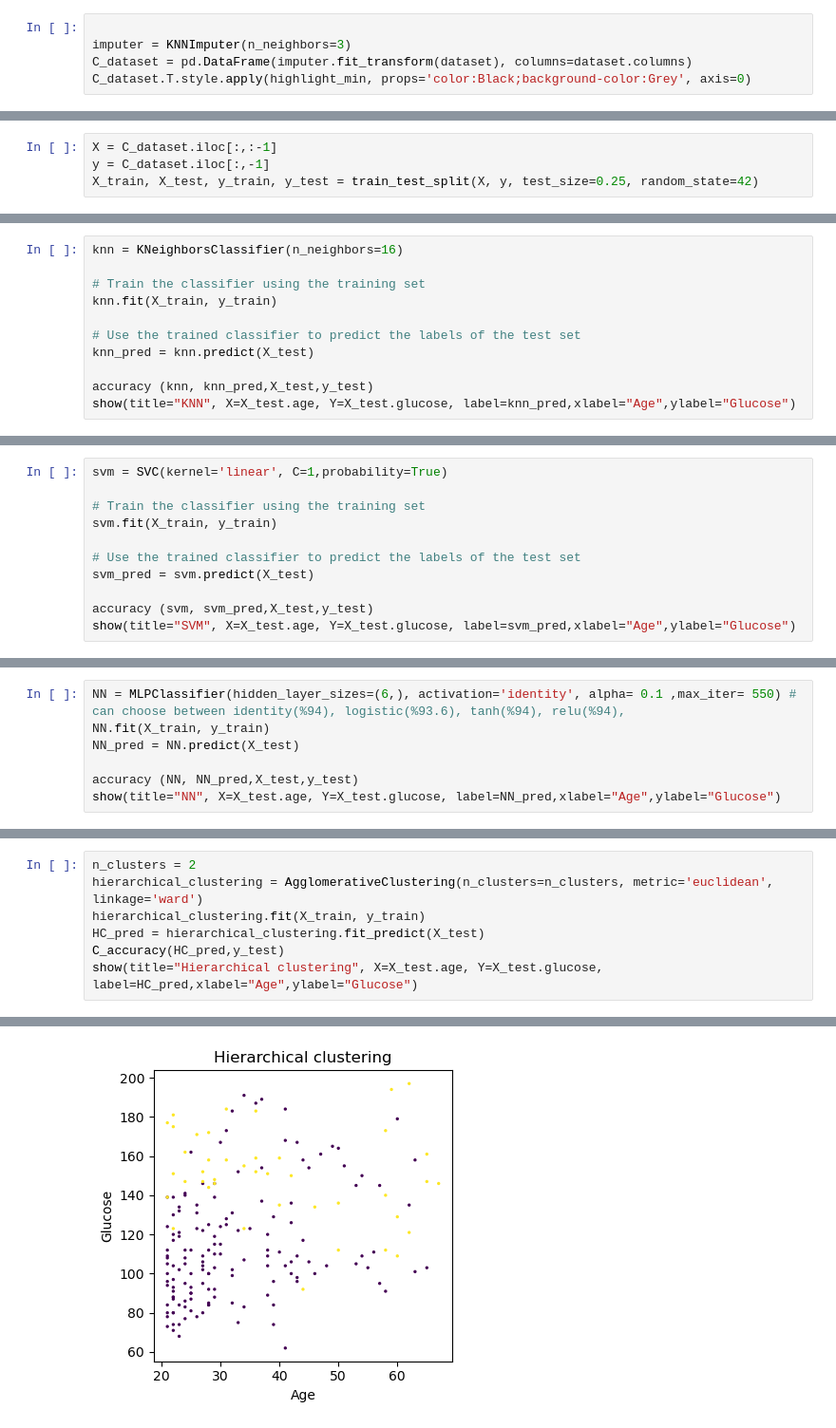
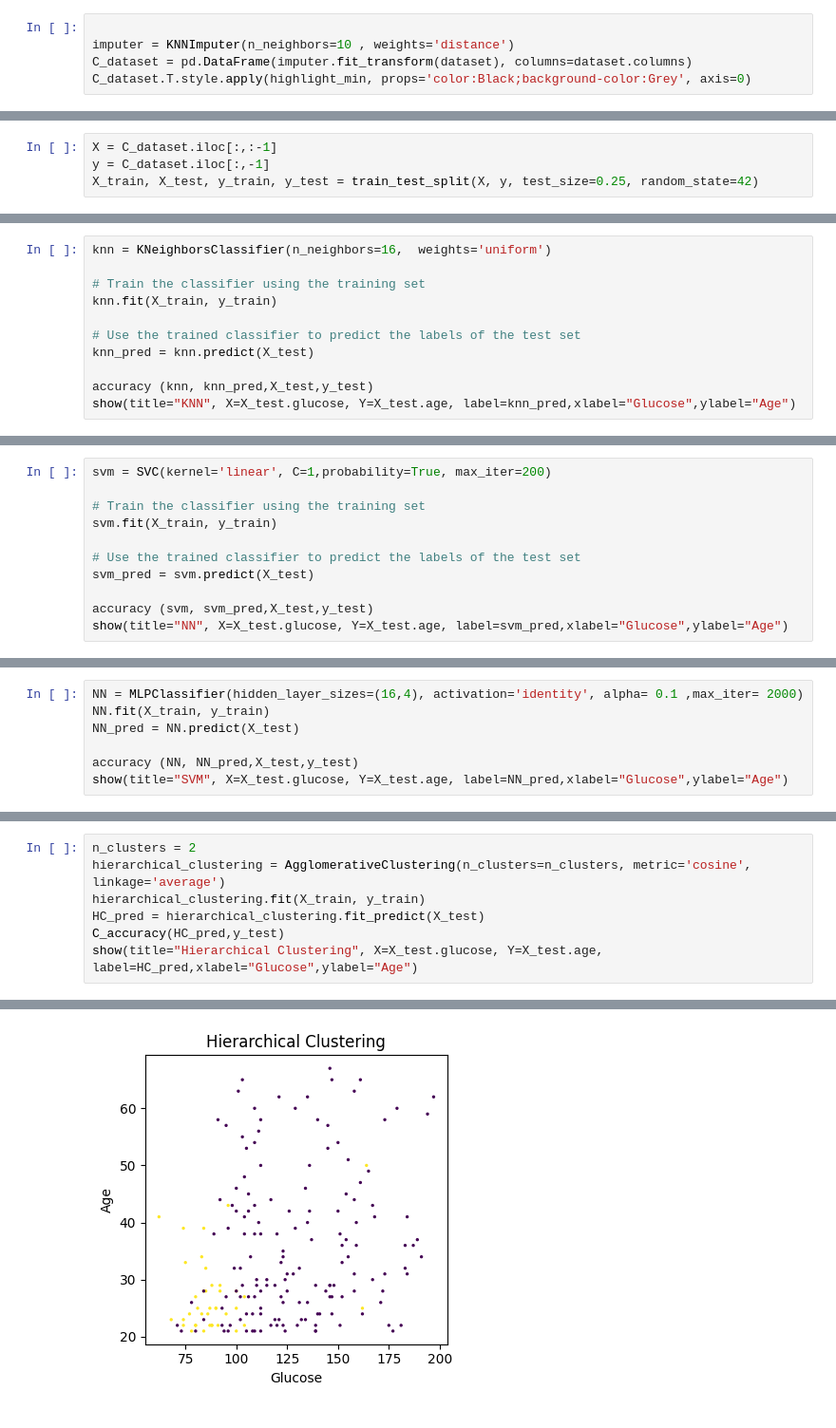
Before and after one commit to Mehdialmoo/Data_Mining_and_Data_Analytics, a Jupyter notebook: AssignmentDiabetiesData.ipynb, the cells around one changed output, grey strips where cells are left out. Shown at 95% size. Cells and saved outputs as stored; diff of their text form.

```diff
--- a/AssignmentDiabetiesData.ipynb
+++ b/AssignmentDiabetiesData.ipynb
@@ -135,7 +165,7 @@ scaler = RobustScaler()
 C_dataset = pd.DataFrame(scaler.fit_transform(dataset), columns=dataset.columns)
 # %%
 
-imputer = KNNImputer(n_neighbors=3)
+imputer = KNNImputer(n_neighbors=10 , weights='distance')
 C_dataset = pd.DataFrame(imputer.fit_transform(dataset), columns=dataset.columns)
 C_dataset.T.style.apply(highlight_min, props='color:Black;background-color:Grey', axis=0)
 # %% [output]
@@ -165,5 +204,5 @@ X_train, X_test, y_train, y_test = train_test_split(X, y, test_size=0.25, random
 # %%
-knn = KNeighborsClassifier(n_neighbors=16)
+knn = KNeighborsClassifier(n_neighbors=16,  weights='uniform')
 
 # Train the classifier using the training set
 knn.fit(X_train, y_train)
@@ -172,5 +211,5 @@ knn.fit(X_train, y_train)
 knn_pred = knn.predict(X_test)
 
 accuracy (knn, knn_pred,X_test,y_test)
-show(title="KNN", X=X_test.age, Y=X_test.glucose, label=knn_pred,xlabel="Age",ylabel="Glucose")
+show(title="KNN", X=X_test.glucose, Y=X_test.age, label=knn_pred,xlabel="Glucose",ylabel="Age")
 # %% [output]
@@ -195,5 +238,5 @@ weighted avg       0.70      0.71      0.70       192
 # %%
-svm = SVC(kernel='linear', C=1,probability=True)
+svm = SVC(kernel='linear', C=1,probability=True, max_iter=200)
 
 # Train the classifier using the training set
 svm.fit(X_train, y_train)
@@ -202,5 +245,5 @@ svm.fit(X_train, y_train)
 svm_pred = svm.predict(X_test)
 
 accuracy (svm, svm_pred,X_test,y_test)
-show(title="SVM", X=X_test.age, Y=X_test.glucose, label=svm_pred,xlabel="Age",ylabel="Glucose")
+show(title="NN", X=X_test.glucose, Y=X_test.age, label=svm_pred,xlabel="Glucose",ylabel="Age")
 # %% [output]
@@ -225,8 +271,8 @@ weighted avg       0.74      0.74      0.74       192
 # %%
-NN = MLPClassifier(hidden_layer_sizes=(6,), activation='identity', alpha= 0.1 ,max_iter= 550) # can choose between identity(%94), logistic(%93.6), tanh(%94), relu(%94),
+NN = MLPClassifier(hidden_layer_sizes=(16,4), activation='identity', alpha= 0.1 ,max_iter= 2000)
 NN.fit(X_train, y_train)
 NN_pred = NN.predict(X_test)
 
 accuracy (NN, NN_pred,X_test,y_test)
-show(title="NN", X=X_test.age, Y=X_test.glucose, label=NN_pred,xlabel="Age",ylabel="Glucose")
+show(title="SVM", X=X_test.glucose, Y=X_test.age, label=NN_pred,xlabel="Glucose",ylabel="Age")
 # %% [output]
@@ -252,8 +301,8 @@ weighted avg       0.41      0.64      0.50       192
 # %%
 n_clusters = 2
-hierarchical_clustering = AgglomerativeClustering(n_clusters=n_clusters, metric='euclidean', linkage='ward')
+hierarchical_clustering = AgglomerativeClustering(n_clusters=n_clusters, metric='cosine', linkage='average')
 hierarchical_clustering.fit(X_train, y_train)
 HC_pred = hierarchical_clustering.fit_predict(X_test)
 C_accuracy(HC_pred,y_test)
-show(title="Hierarchical clustering", X=X_test.age, Y=X_test.glucose, label=HC_pred,xlabel="Age",ylabel="Glucose")
+show(title="Hierarchical Clustering", X=X_test.glucose, Y=X_test.age, label=HC_pred,xlabel="Glucose",ylabel="Age")
 # %% [output]
@@ -261,4 +310,4 @@ Accuracy :66.14583333333334
-[figure, old version]
+[figure, new version]
 # %%
 plt.figure(figsize=(70, 15))
 linkage_data = linkage(X_test, method='ward', metric='euclidean')
```
Also changed, not shown: parts of 35 cells of this notebook, 2 other files.
